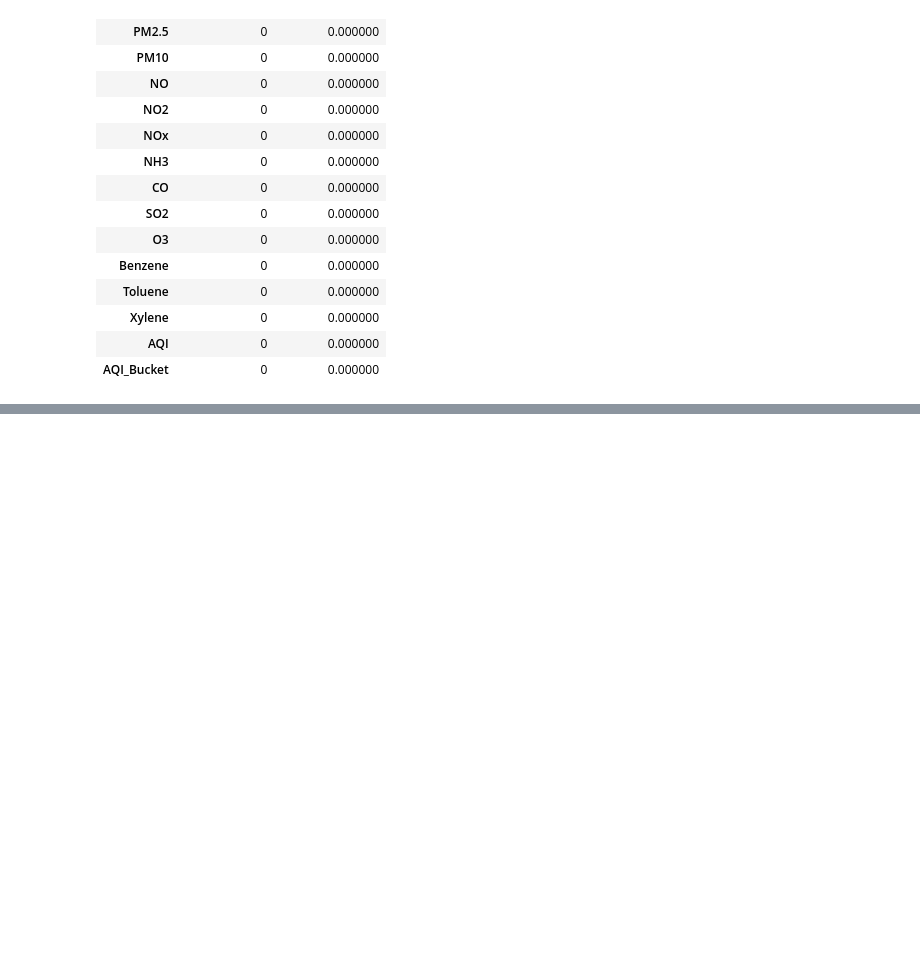
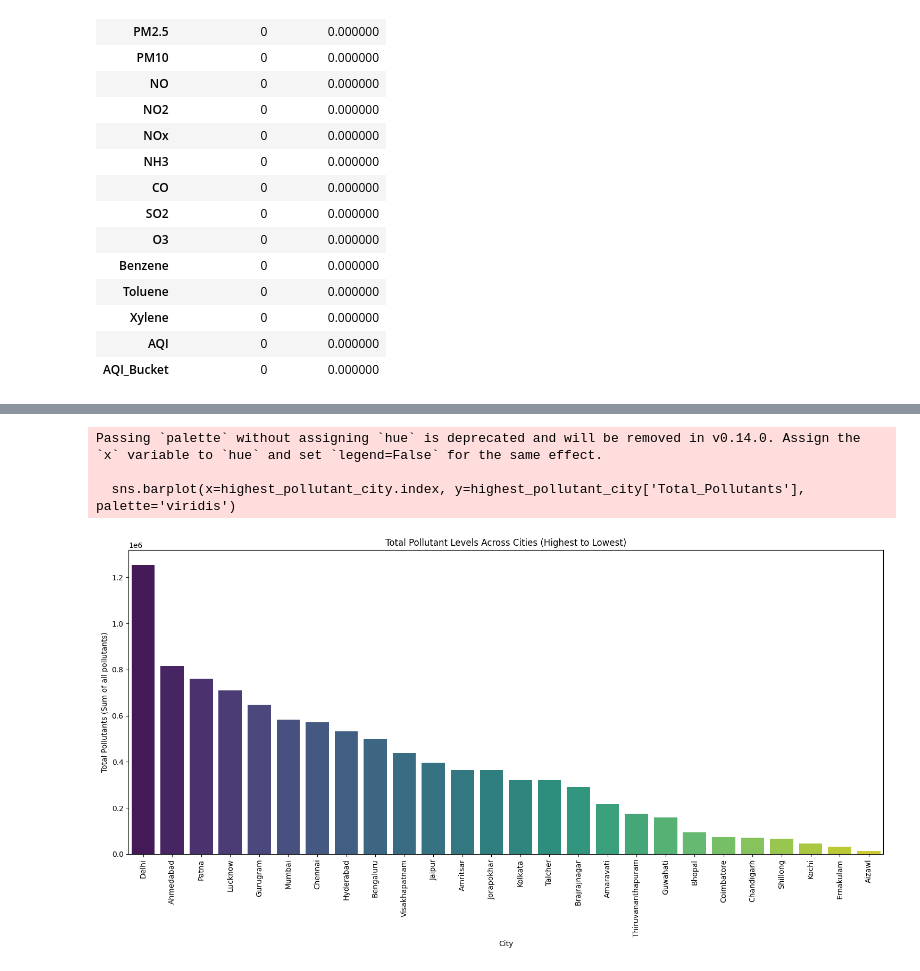
Before and after one commit to leusam12/Programming-for-data-analysis-CMP7005_S1_25, a Jupyter notebook: ASSESMENT_FOR_PROGRAMING_FOR_DATA.ipynb, the cells around one changed output, grey strips where cells are left out. Cells and saved outputs as stored; diff of their text form; code cells hidden in the pictures; blank space fills up the shorter version.

```diff
--- a/ASSESMENT_FOR_PROGRAMING_FOR_DATA.ipynb
+++ b/ASSESMENT_FOR_PROGRAMING_FOR_DATA.ipynb
@@ -221,3 +270,20 @@ display(missing_values_table(df1).style.background_gradient(cmap='Blues'))
 | Xylene | 0 | 0.000000 |
 | AQI | 0 | 0.000000 |
 | AQI_Bucket | 0 | 0.000000 |
+# %%
+pollutants_list = ['PM2.5', 'PM10', 'NO', 'NO2', 'NOx', 'NH3', 'CO', 'SO2', 'O3', 'Benzene', 'Toluene', 'Xylene']
+city_pollutant_sum = df1.groupby('City')[pollutants_list].sum()
+
+# Calculate the total sum of all pollutants for each city
+city_pollutant_sum['Total_Pollutants'] = city_pollutant_sum.sum(axis=1)
+
+# Sort to find the city with the highest total pollutants
+highest_pollutant_city = city_pollutant_sum.sort_values(by='Total_Pollutants', ascending=False)
+
+print("Cities by total pollutant levels (highest to lowest):\n", highest_pollutant_city[['Total_Pollutants']].head())
+
+# Get the city with the absolute highest total pollutant level
+most_polluted_city = highest_pollutant_city.index[0]
+max_total_pollutants = highest_pollutant_city.iloc[0]['Total_Pollutants']
+
+print(f"\nThe city with the highest total pollutant level is: {most_polluted_city} with a total of {max_total_pollutants:.2f} units.")
@@ -223,0 +301,18 @@ display(missing_values_table(df1).style.background_gradient(cmap='Blues'))
+# %%
+import matplotlib.pyplot as plt
+import seaborn as sns
+
+# Visualize total pollutant levels per city
+plt.figure(figsize=(15, 8))
+sns.barplot(x=highest_pollutant_city.index, y=highest_pollutant_city['Total_Pollutants'], palette='viridis')
+plt.title('Total Pollutant Levels Across Cities (Highest to Lowest)')
+plt.xlabel('City')
+plt.ylabel('Total Pollutants (Sum of all pollutants)')
+plt.xticks(rotation=90)
+plt.tight_layout()
+plt.show()
+# %% [output]
+Passing `palette` without assigning `hue` is deprecated and will be removed in v0.14.0. Assign the `x` variable to `hue` and set `legend=False` for the same effect.
+
+  sns.barplot(x=highest_pollutant_city.index, y=highest_pollutant_city['Total_Pollutants'], palette='viridis')
+[figure, added]
```
Also changed, not shown: parts of 15 cells of this notebook.
